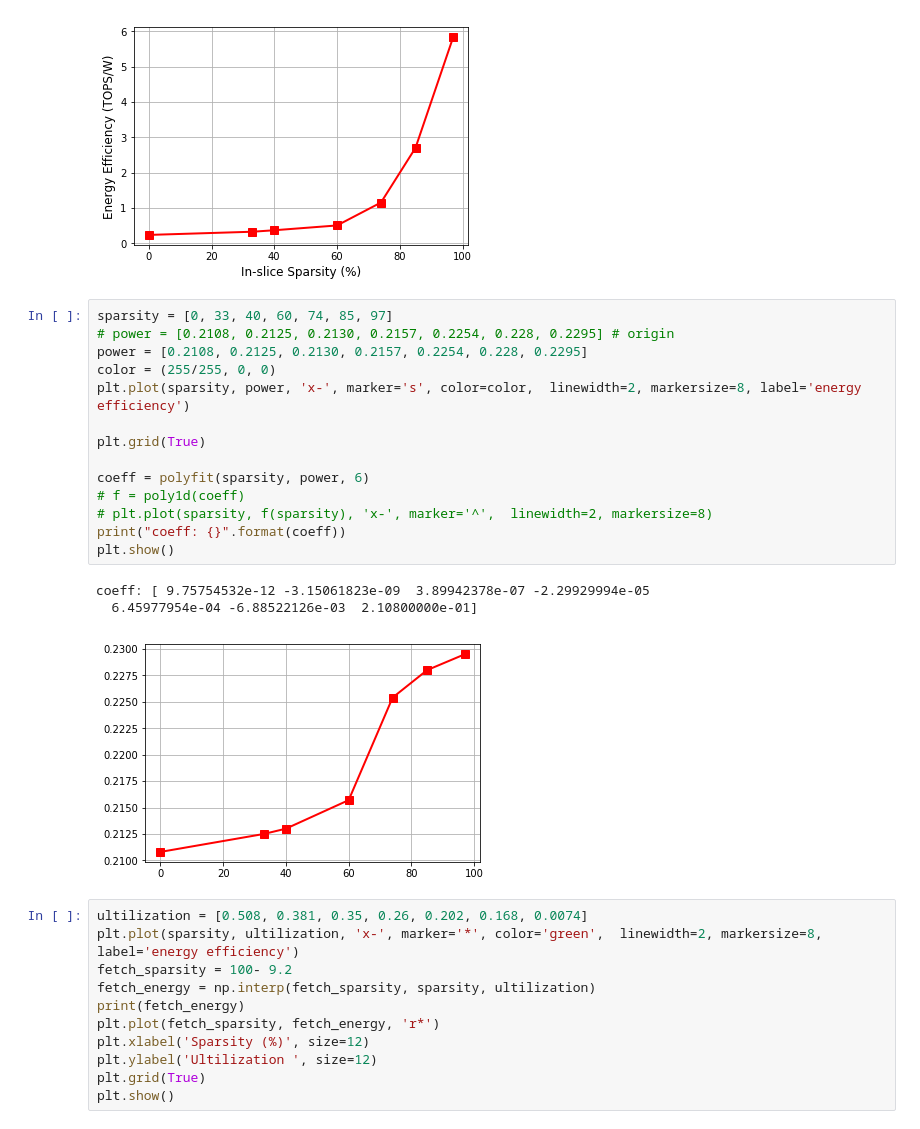
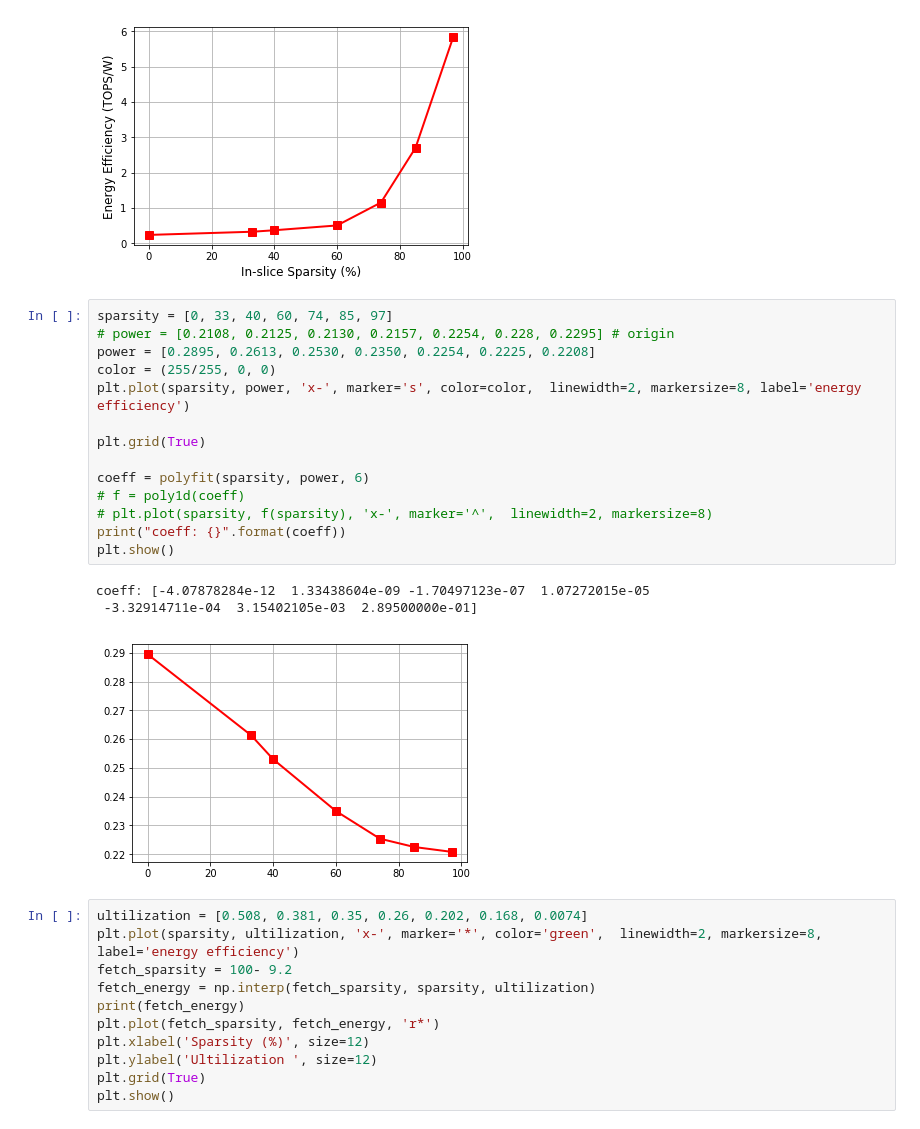
Before and after one commit to changchun-zhou/sagitta_fig, a Jupyter notebook: scripts/Voltage-Frequency-Scaling/Sagitta_Fig.ipynb, the cells around one changed output. Drawn from its saved outputs; the diff is of its cells as text.

```diff
--- a/scripts/Voltage-Frequency-Scaling/Sagitta_Fig.ipynb
+++ b/scripts/Voltage-Frequency-Scaling/Sagitta_Fig.ipynb
@@ -37,21 +37,21 @@ plt.show()
 # %%
 sparsity = [0, 33, 40, 60, 74, 85, 97]
 # power = [0.2108, 0.2125, 0.2130, 0.2157, 0.2254, 0.228, 0.2295] # origin
-power = [0.2108, 0.2125, 0.2130, 0.2157, 0.2254, 0.228, 0.2295]
+power = [0.2895, 0.2613, 0.2530, 0.2350, 0.2254, 0.2225, 0.2208]
 color = (255/255, 0, 0)
 plt.plot(sparsity, power, 'x-', marker='s', color=color,  linewidth=2, markersize=8, label='energy efficiency')
 
 plt.grid(True)
 
 coeff = polyfit(sparsity, power, 6)
 # f = poly1d(coeff)
 # plt.plot(sparsity, f(sparsity), 'x-', marker='^',  linewidth=2, markersize=8)
 print("coeff: {}".format(coeff))
 plt.show()
 # %% [output]
-coeff: [ 9.75754532e-12 -3.15061823e-09  3.89942378e-07 -2.29929994e-05
-  6.45977954e-04 -6.88522126e-03  2.10800000e-01]
+coeff: [-4.07878284e-12  1.33438604e-09 -1.70497123e-07  1.07272015e-05
+ -3.32914711e-04  3.15402105e-03  2.89500000e-01]
-[figure, old version]
+[figure, new version]
 # %%
 ultilization = [0.508, 0.381, 0.35, 0.26, 0.202, 0.168, 0.0074]
 plt.plot(sparsity, ultilization, 'x-', marker='*', color='green',  linewidth=2, markersize=8, label='energy efficiency')
```
